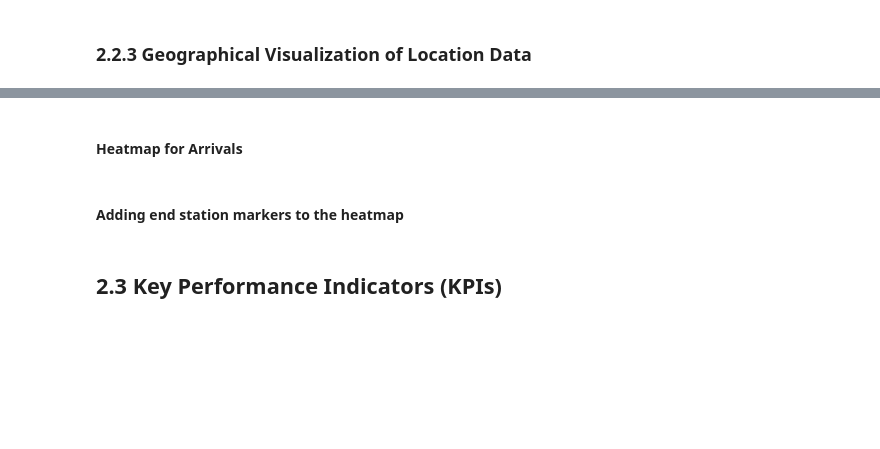
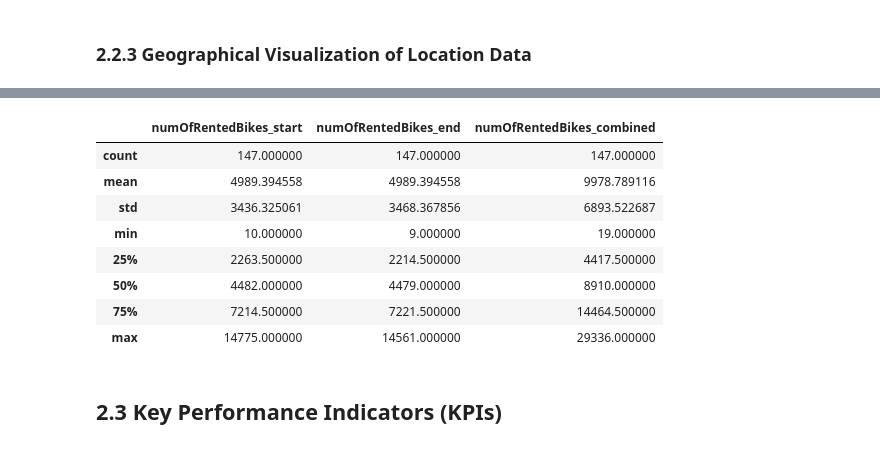
Before and after one commit to Hannah2800/AA_2022_PythonPandas, a Jupyter notebook: Task 2 - Descriptive Analytics.ipynb, the cells around one changed output, grey strips where cells are left out. Drawn from its saved outputs; the diff is of its cells as text; code cells hidden in the pictures; blank space fills up the shorter version.

```diff
--- a/Task 2 - Descriptive Analytics.ipynb
+++ b/Task 2 - Descriptive Analytics.ipynb
@@ -514,2 +468,0 @@ for i in range(132,146):
-# %% [markdown]
-#### Heatmap for Arrivals
@@ -524,2 +468,0 @@ heatmap_arrivals = heatmap_arrivals.add_child(plugins.HeatMap(locationFrame['end
-# %% [markdown]
-#### Adding end station markers to the heatmap
@@ -564,3 +469,15 @@ for i in range(132,146):
+# %%
+combined_stations[['numOfRentedBikes_start', 'numOfRentedBikes_end','numOfRentedBikes_combined']].describe()
+# %% [output]
+|  | numOfRentedBikes_start | numOfRentedBikes_end | numOfRentedBikes_combined |
+| count | 147.000000 | 147.000000 | 147.000000 |
+| mean | 4989.394558 | 4989.394558 | 9978.789116 |
+| std | 3436.325061 | 3468.367856 | 6893.522687 |
+| min | 10.000000 | 9.000000 | 19.000000 |
+| 25% | 2263.500000 | 2214.500000 | 4417.500000 |
+| 50% | 4482.000000 | 4479.000000 | 8910.000000 |
+| 75% | 7214.500000 | 7221.500000 | 14464.500000 |
+| max | 14775.000000 | 14561.000000 | 29336.000000 |
 # %% [markdown]
 ## 2.3 Key Performance Indicators (KPIs)
 # %% [markdown]
```
Also changed, not shown: parts of 39 cells of this notebook.
